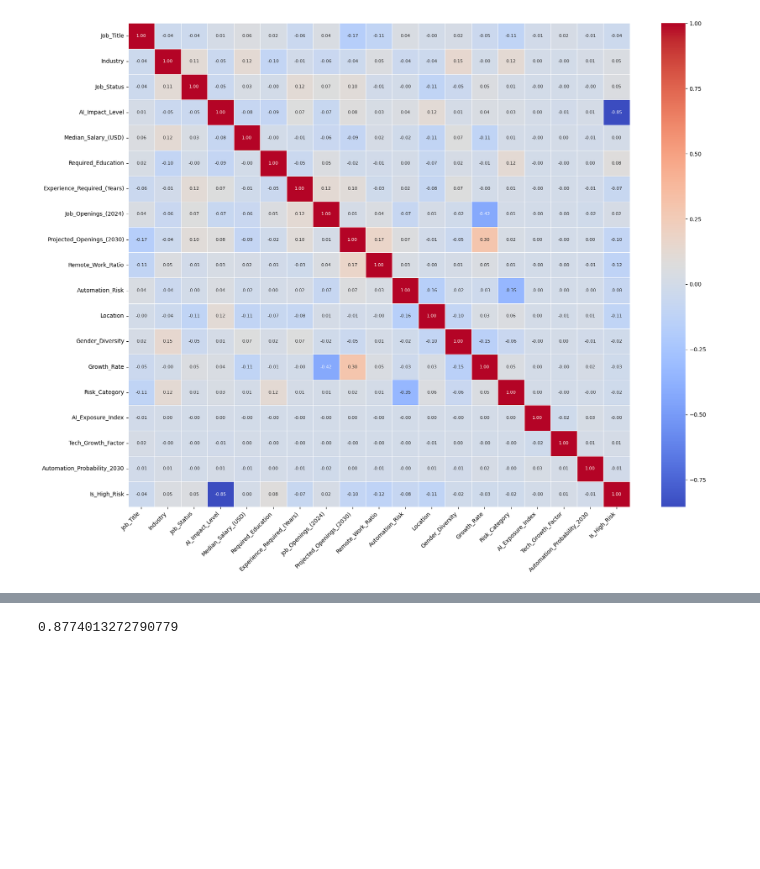
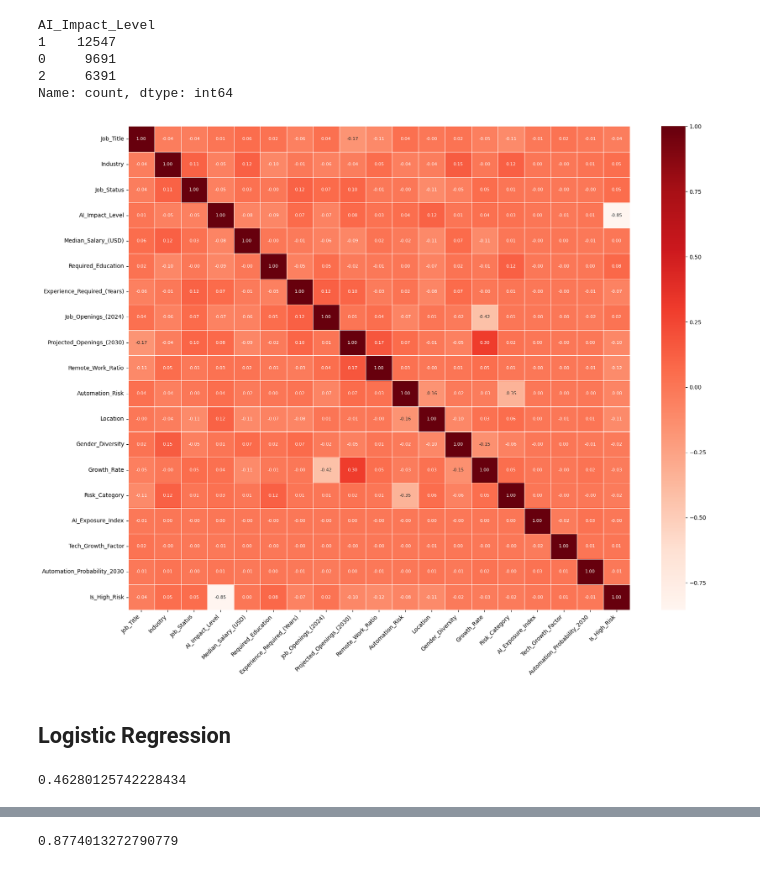
Before and after one commit to abanoubdev/tech-industry-job-openings-ironhack, a Jupyter notebook: Notebooks/machine_learning_modeling.ipynb, the cells around one changed output, grey strips where cells are left out. Cells and saved outputs as stored; diff of their text form; code cells hidden in the pictures; blank space fills up the shorter version.

```diff
--- a/Notebooks/machine_learning_modeling.ipynb
+++ b/Notebooks/machine_learning_modeling.ipynb
@@ -15,19 +33,27 @@ df
+# %%
+df['AI_Impact_Level'].value_counts()
+# %% [output]
+AI_Impact_Level
+1    12547
+0     9691
+2     6391
+Name: count, dtype: int64
 # %%
 plt.figure(figsize=(18,14))
 
 sns.heatmap(
 df.corr(),
 annot=True,
 fmt=".2f",
-cmap="coolwarm",
+cmap="Reds",
 linewidths=0.5,
 annot_kws={"size":8}
 )
 
 plt.xticks(rotation=45, ha="right")
 plt.yticks(rotation=0)
 
 plt.tight_layout()
 plt.show()
 # %% [output]
-[figure, old version]
+[figure, new version]
@@ -46,0 +73,10 @@ X_train, X_test, y_train, y_test = train_test_split(features ,target , test_size
+# %% [markdown]
+## Logistic Regression
+# %%
+log_reg = LogisticRegression(max_iter=1000, random_state=42)
+log_reg.fit(X_train, y_train)
+y_pred_lr = log_reg.predict(X_test)
+acc_lr = accuracy_score(y_test, y_pred_lr)
+acc_lr
+# %% [output]
+0.46280125742228434
```
Also changed, not shown: parts of 19 cells of this notebook, 14 other files.
